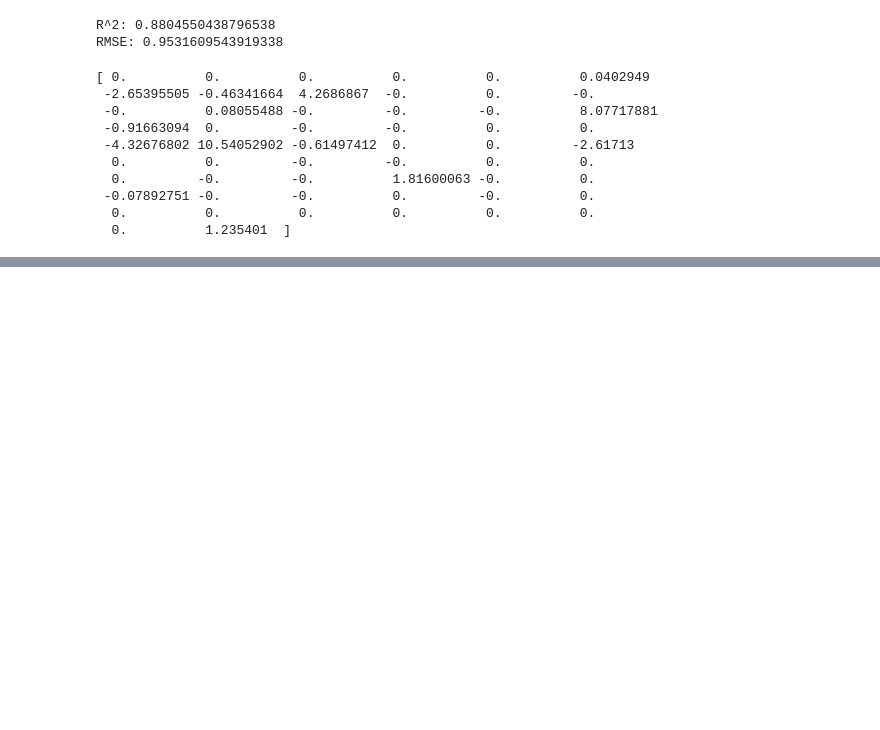
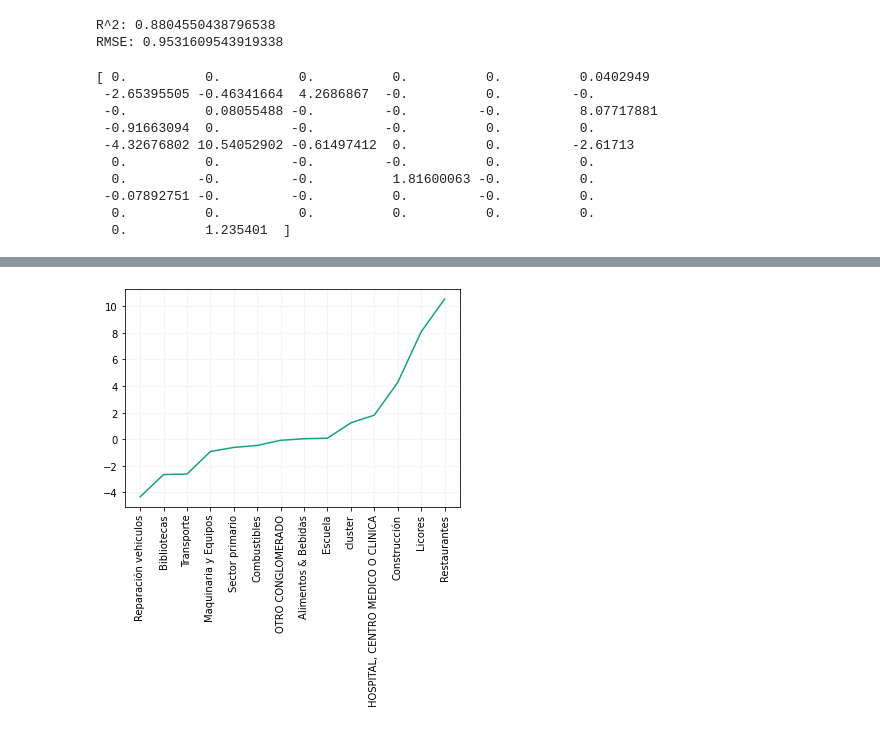
Before and after one commit to SABRIS13/Proyecto_ML_Sushi, a Jupyter notebook: Modeling_Restaurantes_Sushi_Culiacan_ML.ipynb, the cells around one changed output, grey strips where cells are left out. Drawn from its saved outputs; the diff is of its cells as text; code cells hidden in the pictures; blank space fills up the shorter version.

```diff
--- a/Modeling_Restaurantes_Sushi_Culiacan_ML.ipynb
+++ b/Modeling_Restaurantes_Sushi_Culiacan_ML.ipynb
@@ -377,0 +398,8 @@ coeficientes.rename(columns={0:'Variable',1:'Coeficiente'})
+# %%
+var_int=(coeficientes[coeficientes['Coeficiente']!=0])
+plt.plot('Variable', 'Coeficiente',data=var_int, color='#16A085')
+plt.xticks(rotation=90)
+plt.grid(color = '#EAEDED', linestyle = 'dashed')
+plt.show()
+# %% [output]
+[figure, added]
```
Also changed, not shown: parts of 14 cells of this notebook.
